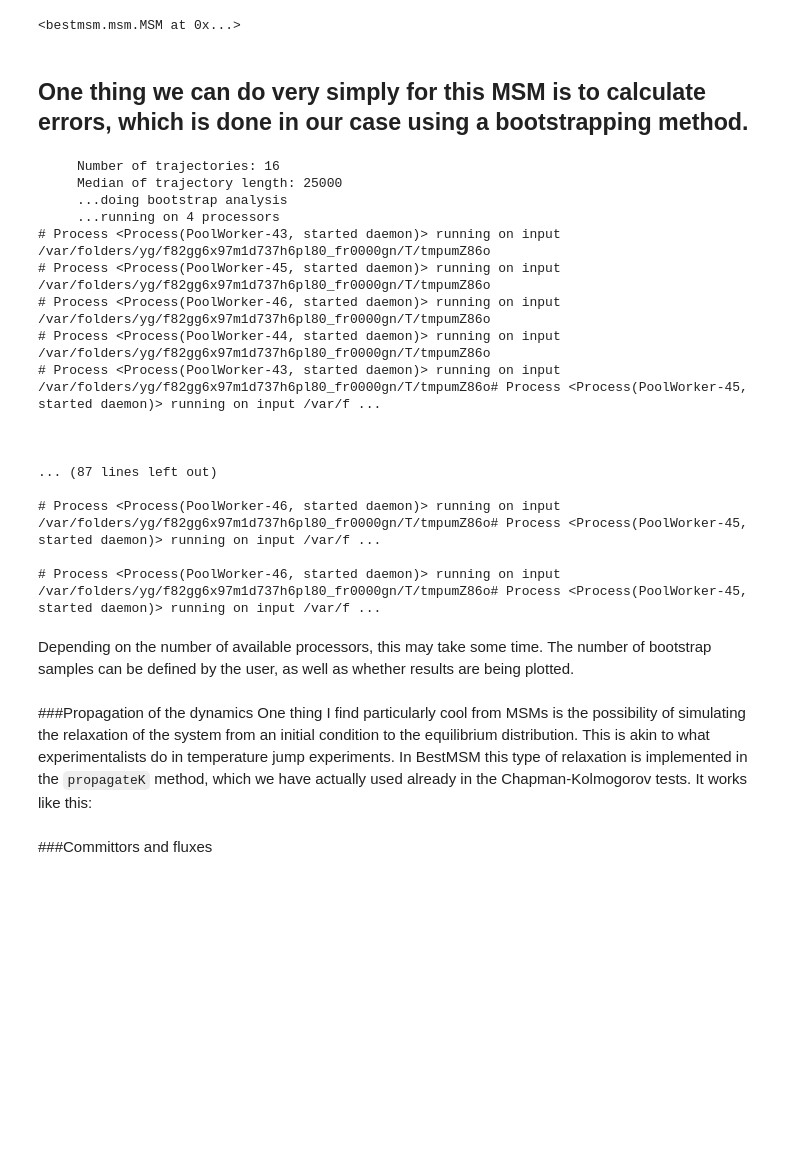
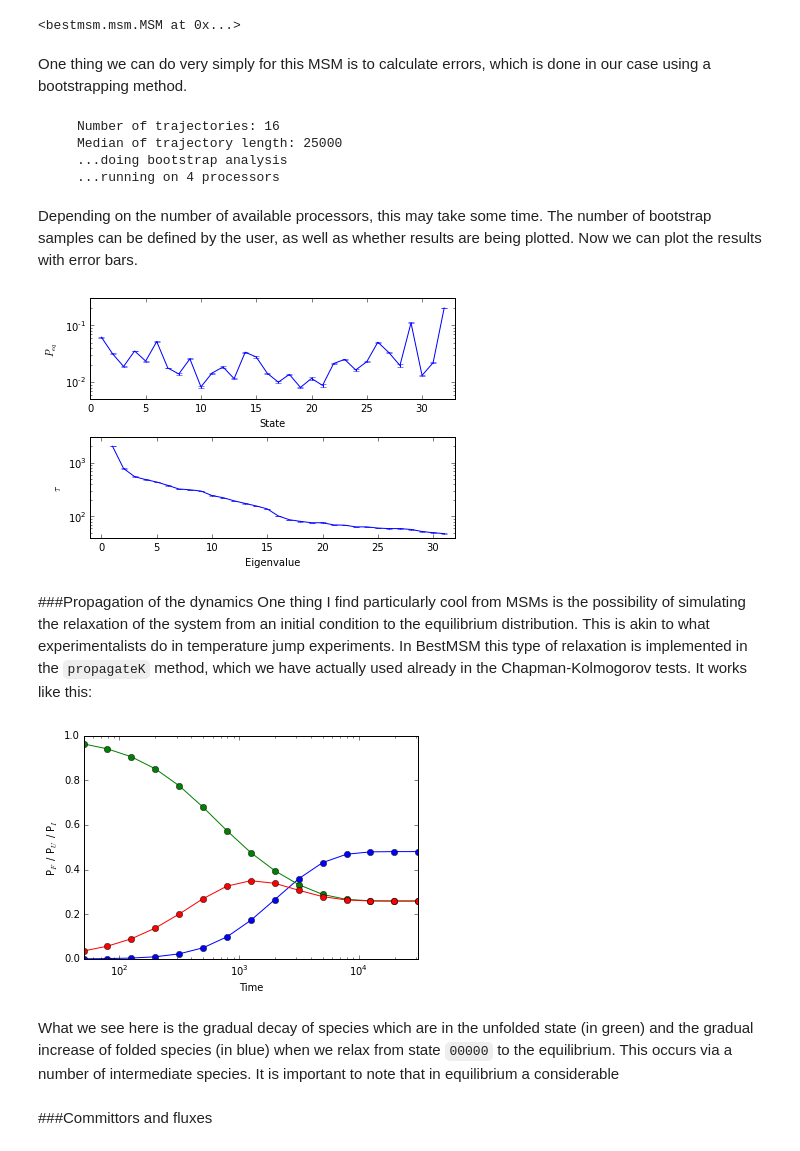
Before and after one commit to daviddesancho/BestMSM, a Jupyter notebook: example/ala5_example.ipynb, the cells around one changed output. Drawn from its saved outputs; the diff is of its cells as text; code cells hidden in the pictures; blank space fills up the shorter version.

```diff
--- a/example/ala5_example.ipynb
+++ b/example/ala5_example.ipynb
@@ -150,29 +151,36 @@ msm_ala5.msms[50]
 # %% [output]
 <bestmsm.msm.MSM at 0x...>
 # %% [markdown]
-## One thing we can do very simply for this MSM is to calculate errors, which is done in our case using a bootstrapping method.
+One thing we can do very simply for this MSM is to calculate errors, which is done in our case using a bootstrapping method.
 # %%
-tau_ave, tau_std, peq_ave, peq_std = msm_ala5.msms[5].boots()
+tau_ave, tau_std, peq_ave, peq_std = msm_ala5.msms[50].boots(nboots=100)
 # %% [output]
      Number of trajectories: 16
      Median of trajectory length: 25000
      ...doing bootstrap analysis
      ...running on 4 processors
-# Process <Process(PoolWorker-43, started daemon)> running on input /var/folders/yg/f82gg6x97m1d737h6pl80_fr0000gn/T/tmpumZ86o
-# Process <Process(PoolWorker-45, started daemon)> running on input /var/folders/yg/f82gg6x97m1d737h6pl80_fr0000gn/T/tmpumZ86o
-# Process <Process(PoolWorker-46, started daemon)> running on input /var/folders/yg/f82gg6x97m1d737h6pl80_fr0000gn/T/tmpumZ86o
-# Process <Process(PoolWorker-44, started daemon)> running on input /var/folders/yg/f82gg6x97m1d737h6pl80_fr0000gn/T/tmpumZ86o
-# Process <Process(PoolWorker-43, started daemon)> running on input /var/folders/yg/f82gg6x97m1d737h6pl80_fr0000gn/T/tmpumZ86o# Process <Process(PoolWorker-45, started daemon)> running on input /var/f ...
-
-
-
-... (87 lines left out)
-
-# Process <Process(PoolWorker-46, started daemon)> running on input /var/folders/yg/f82gg6x97m1d737h6pl80_fr0000gn/T/tmpumZ86o# Process <Process(PoolWorker-45, started daemon)> running on input /var/f ...
-
-# Process <Process(PoolWorker-46, started daemon)> running on input /var/folders/yg/f82gg6x97m1d737h6pl80_fr0000gn/T/tmpumZ86o# Process <Process(PoolWorker-45, started daemon)> running on input /var/f ...
 # %% [markdown]
-Depending on the number of available processors, this may take some time. The number of bootstrap samples can be defined by the user, as well as whether results are being plotted.
+Depending on the number of available processors, this may take some time. The number of bootstrap samples can be defined by the user, as well as whether results are being plotted. Now we can plot the results with error bars.
+# %%
+fig, axarr = plt.subplots(2)
+axarr[0].errorbar(range(1,33),msm_ala5.msms[50].peqT, \
+                  yerr=peq_std)
+axarr[0].set_xlabel(r'State')
+axarr[0].set_ylabel(r'$P_{eq}$')
+axarr[0].set_xlim([0,33])
+axarr[0].set_yscale("log", nonposy='clip')
+axarr[0].set_ylim([5e-3,3e-1])
+
+axarr[1].errorbar(range(1,32),msm_ala5.msms[50].tauT, yerr=tau_std, fmt='-')
+axarr[1].set_xlim([-1,32])
+axarr[1].set_yscale("log", nonposy='clip')
+axarr[1].set_ylim([40,3e3])
+axarr[1].set_xlabel(r'Eigenvalue')
+axarr[1].set_ylabel(r'$\tau$')
+fig.tight_layout()
+plt.show()
+# %% [output]
+[figure, added]
 # %% [markdown]
 ###Propagation of the dynamics
 One thing I find particularly cool from MSMs is the possibility of simulating the relaxation of the system from an initial condition to the equilibrium distribution. This is akin to what experimentalists do in temperature jump experiments. In BestMSM this type of relaxation is implemented in the `propagateK` method, which we have actually used already in the Chapman-Kolmogorov tests. It works like this:
@@ -181,3 +187,25 @@ popul = msm_ala5.msms[10].propagateK
+# %%
+time, popul = msm_ala5.msms[50].propagateK(init=['00000'])
+folded = [msm_ala5.keys.index(x) for x in msm_ala5.keys if '111' in x]
+unfolded = [msm_ala5.keys.index(x) for x in msm_ala5.keys if '000' in x]
+fu = folded + unfolded
+inter = [x for x in range(nstates) if x not in fu]
+popf = [np.sum([p[x] for x in folded]) for p in popul]
+popu = [np.sum([p[x] for x in unfolded]) for p in popul]
+popi = [np.sum([p[x] for x in inter]) for p in popul]
+fig, ax = plt.subplots(1)
+ax.semilogx(time, popf, 'o-')
+ax.semilogx(time, popu, 'o-')
+ax.semilogx(time, popi, 'o-')
+
+ax.set_xlabel(r'Time')
+ax.set_ylabel(r'P$_F$ / P$_U$ / P$_I$')
+ax.set_xlim([time[0],time[-1]/10])
+plt.show()
+# %% [output]
+[figure, added]
+# %% [markdown]
+What we see here is the gradual decay of species which are in the unfolded state (in green) and the gradual increase of folded species (in blue) when we relax from state `00000` to the equilibrium. This occurs via a number of intermediate species. It is important to note that in equilibrium a considerable
 # %% [markdown]
 ###Committors and fluxes
 # %% [markdown]
```
Also changed, not shown: parts of 3 cells of this notebook, 1 other file.
